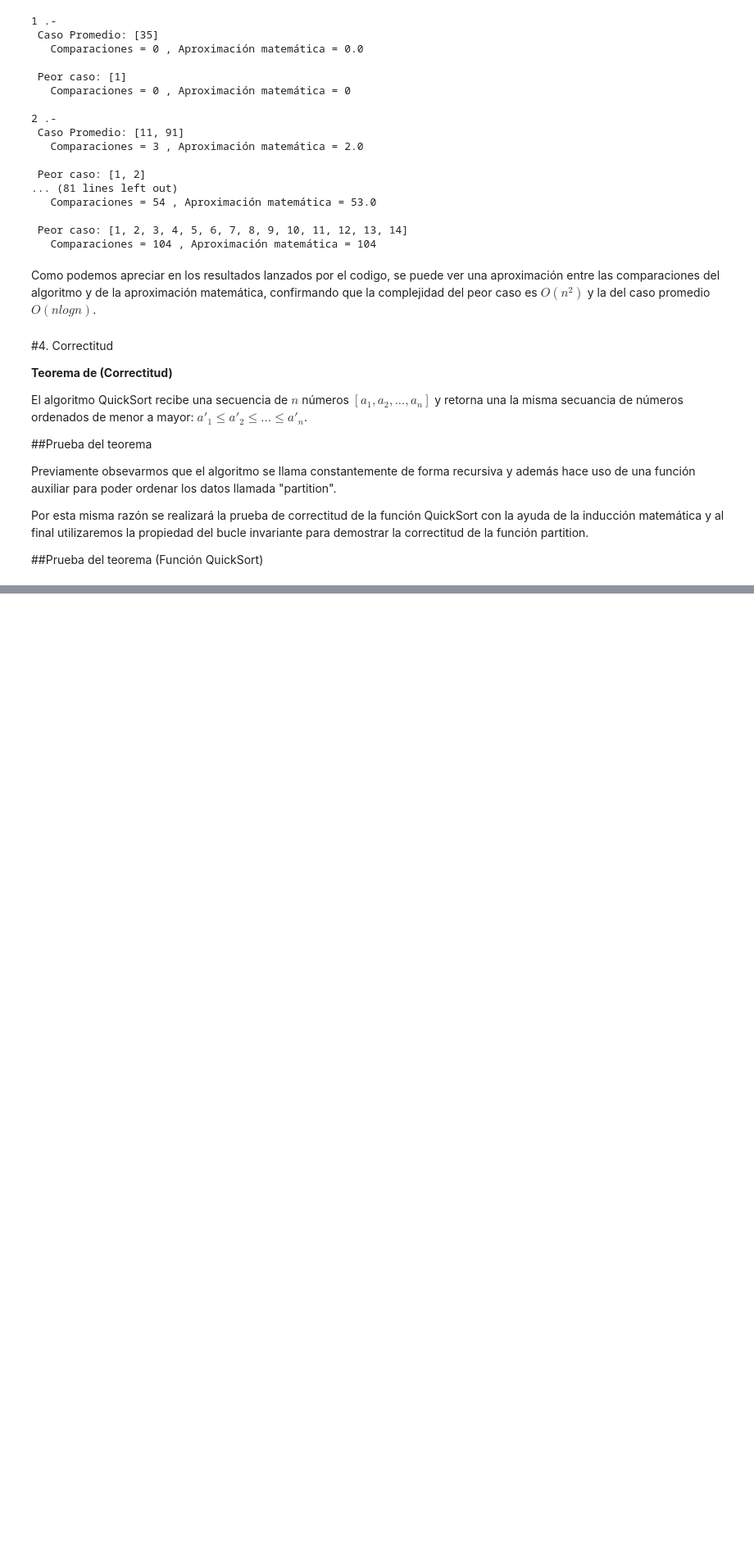
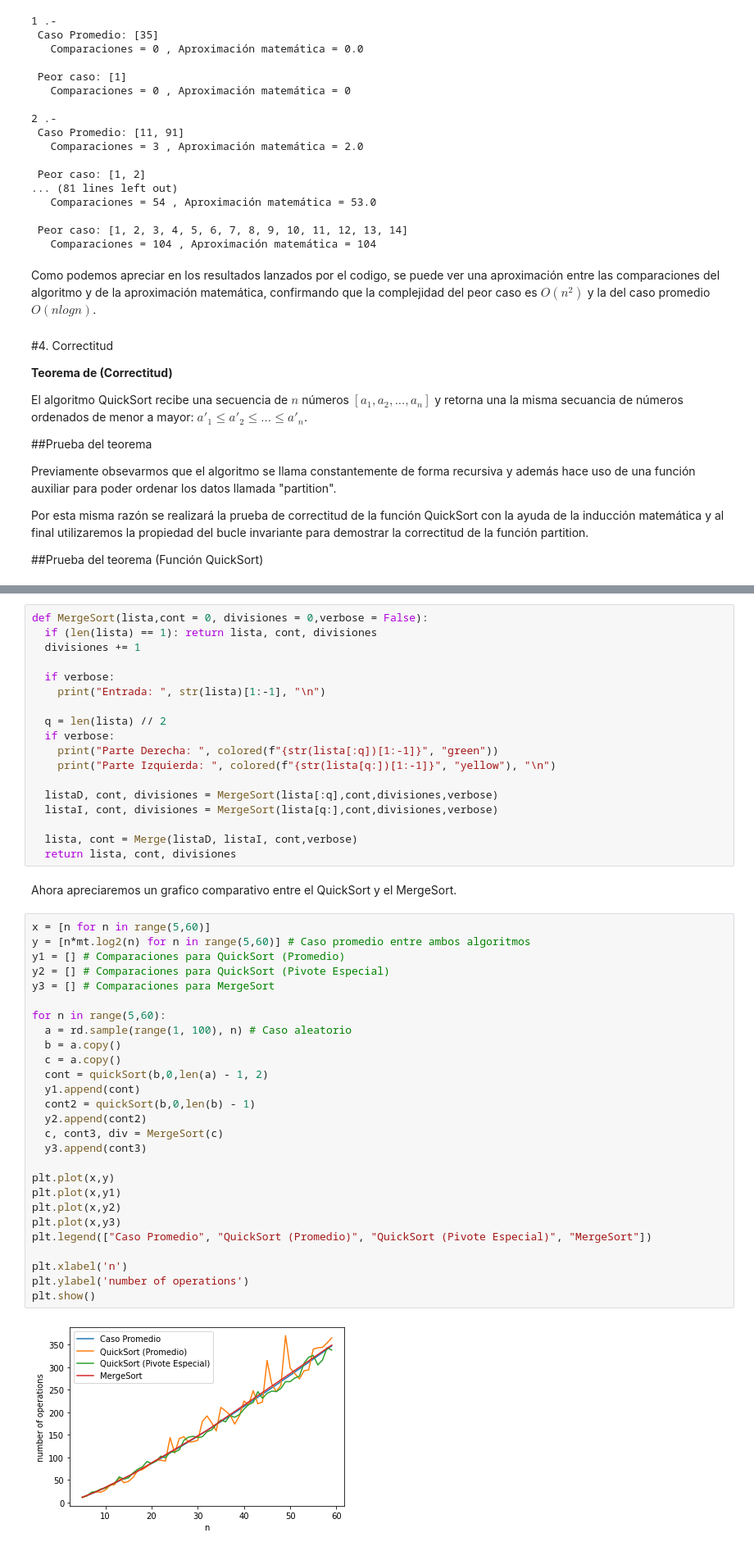
Before and after one commit to LosPowerPeralta/ADA-Informes-Matias, a Jupyter notebook: Informe_QuickSort.ipynb, the cells around one changed output, grey strips where cells are left out. Shown: that part at 82% size. Cells and saved outputs as stored; diff of their text form; blank space fills up the shorter version.

```diff
--- a/Informe_QuickSort.ipynb
+++ b/Informe_QuickSort.ipynb
@@ -347,0 +461,49 @@ Por esta misma razón se realizará la prueba de correctitud de la función Quic
+# %%
+def MergeSort(lista,cont = 0, divisiones = 0,verbose = False):
+  if (len(lista) == 1): return lista, cont, divisiones
+  divisiones += 1
+
+  if verbose:
+    print("Entrada: ", str(lista)[1:-1], "\n")
+
+  q = len(lista) // 2
+  if verbose:
+    print("Parte Derecha: ", colored(f"{str(lista[:q])[1:-1]}", "green"))
+    print("Parte Izquierda: ", colored(f"{str(lista[q:])[1:-1]}", "yellow"), "\n")
+
+  listaD, cont, divisiones = MergeSort(lista[:q],cont,divisiones,verbose)
+  listaI, cont, divisiones = MergeSort(lista[q:],cont,divisiones,verbose)
+
+  lista, cont = Merge(listaD, listaI, cont,verbose)
+  return lista, cont, divisiones
+# %% [markdown]
+Ahora apreciaremos un grafico comparativo entre el QuickSort y el MergeSort.
+# %%
+x = [n for n in range(5,60)]
+y = [n*mt.log2(n) for n in range(5,60)] # Caso promedio entre ambos algoritmos
+y1 = [] # Comparaciones para QuickSort (Promedio)
+y2 = [] # Comparaciones para QuickSort (Pivote Especial)
+y3 = [] # Comparaciones para MergeSort
+
+for n in range(5,60):
+  a = rd.sample(range(1, 100), n) # Caso aleatorio
+  b = a.copy()
+  c = a.copy()
+  cont = quickSort(b,0,len(a) - 1, 2)
+  y1.append(cont)
+  cont2 = quickSort(b,0,len(b) - 1)
+  y2.append(cont2)
+  c, cont3, div = MergeSort(c)
+  y3.append(cont3)
+
+plt.plot(x,y)
+plt.plot(x,y1)
+plt.plot(x,y2)
+plt.plot(x,y3)
+plt.legend(["Caso Promedio", "QuickSort (Promedio)", "QuickSort (Pivote Especial)", "MergeSort"])
+
+plt.xlabel('n')
+plt.ylabel('number of operations')
+plt.show()
+# %% [output]
+[figure, added]
```
Also changed, not shown: parts of 8 cells of this notebook.
